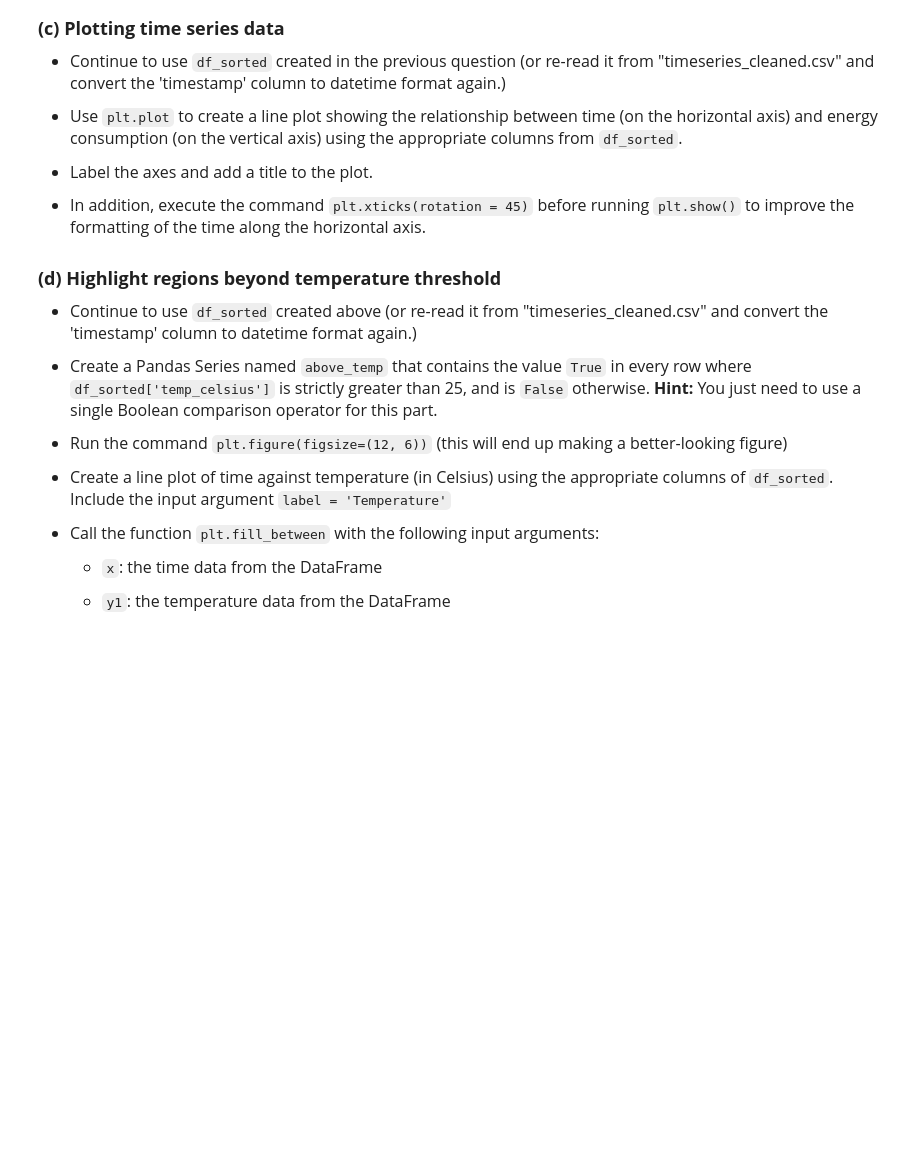
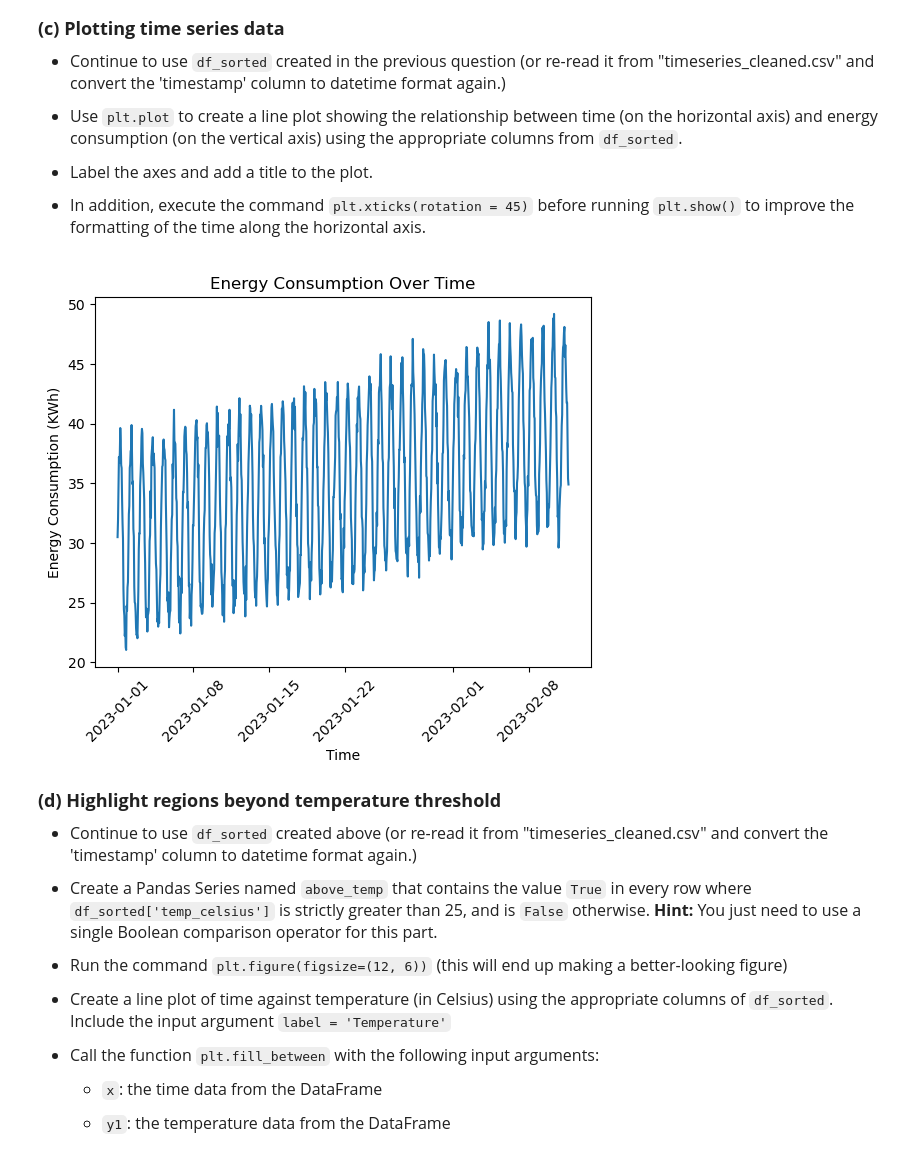
Before and after one commit to bcamargo1/datasci151spring2026, a Jupyter notebook: _assignments/assignment_10/Assignment10.ipynb, the cells around one changed output. Drawn from its saved outputs; the diff is of its cells as text; code cells hidden in the pictures; blank space fills up the shorter version.

```diff
--- a/_assignments/assignment_10/Assignment10.ipynb
+++ b/_assignments/assignment_10/Assignment10.ipynb
@@ -132,7 +132,20 @@ df_sorted.to_csv("data/time_series_cleaned.csv", index = False)
 
 - In addition, execute the command `plt.xticks(rotation = 45)` before running `plt.show()` to improve the formatting of the time along the horizontal axis.
 # %%
-# your code here
+df = pd.read_csv("data/timeseries_data.csv")
+
+df["timestamp"] = pd.to_datetime(df["timestamp"], format = 'mixed')
+
+df_sorted = df.sort_values(by = "timestamp", ascending = False)
+
+plt.plot("timestamp", "energy_kwh", data = df_sorted)
+plt.xlabel("Time")
+plt.ylabel("Energy Consumption (KWh)")
+plt.title("Energy Consumption Over Time")
+plt.xticks(rotation = 45)
+plt.show()
+# %% [output]
+[figure, added]
 # %% [markdown]
 <font size = "4">
 
```
Also changed, not shown: parts of 2 cells of this notebook.
